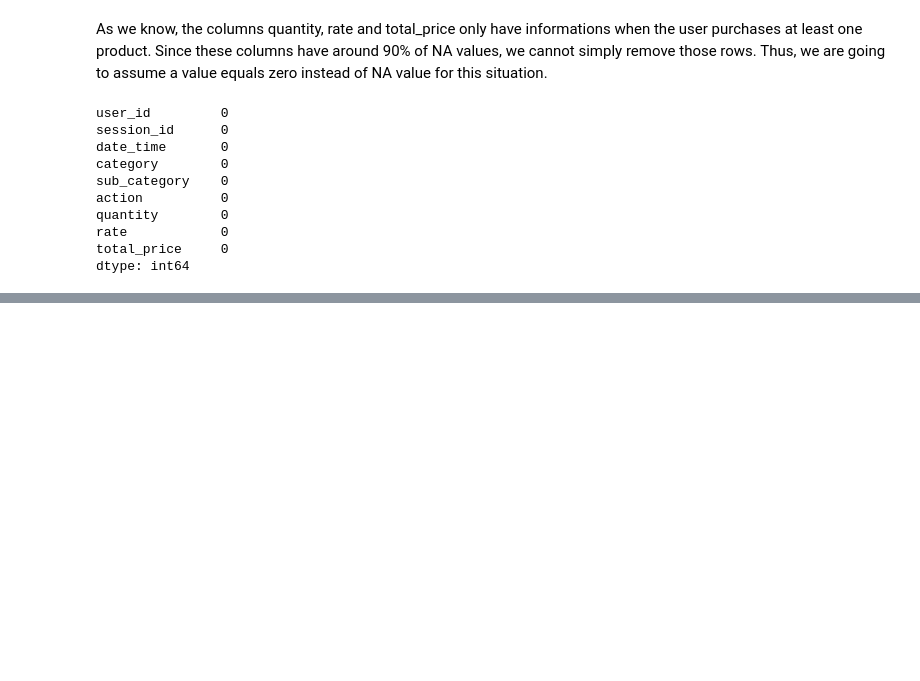
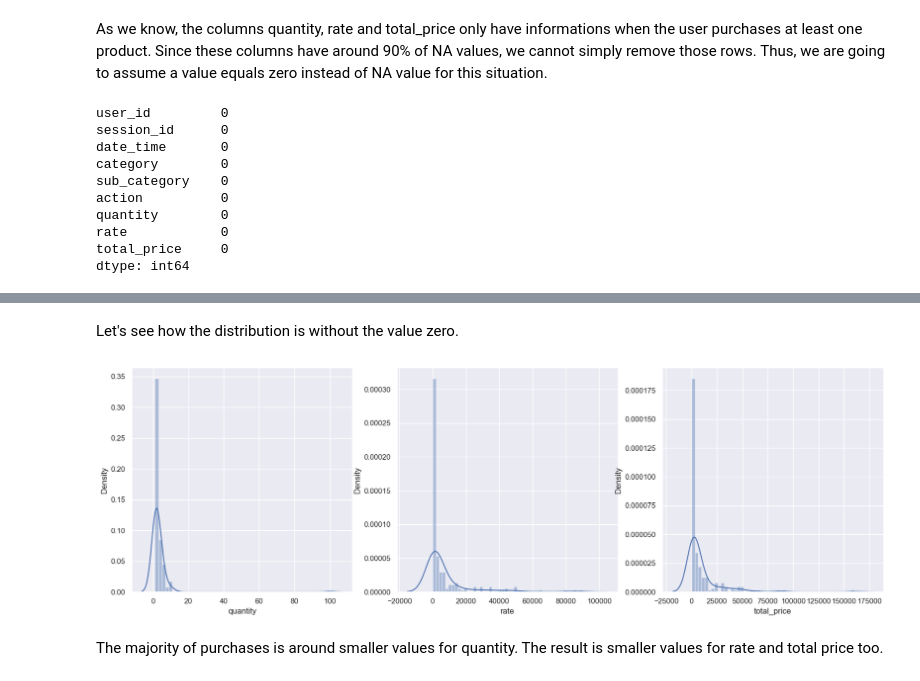
Before and after one commit to lucasquemelli/customer_propensity_purchase, a Jupyter notebook: customer_propensity_purchase.ipynb, the cells around one changed output, grey strips where cells are left out. Drawn from its saved outputs; the diff is of its cells as text; code cells hidden in the pictures; blank space fills up the shorter version.

```diff
--- a/customer_propensity_purchase.ipynb
+++ b/customer_propensity_purchase.ipynb
@@ -204,0 +257,24 @@ dtype: int64
+# %% [markdown]
+Let's see how the distribution is without the value zero.
+# %%
+aux = df1[df1["quantity"] != 0]
+
+plt.figure(figsize = (20,6))
+
+plt.subplot(131)
+sns.distplot(aux["quantity"])
+#plt.xlim(0,)
+
+plt.subplot(132)
+sns.distplot(aux["rate"])
+#plt.xlim(0,)
+
+plt.subplot(133)
+sns.distplot(aux["total_price"])
+#plt.xlim(0,)
+
+plt.subplots_adjust(wspace = 0.2)
+# %% [output]
+[figure, added]
+# %% [markdown]
+The majority of purchases is around smaller values for quantity. The result is smaller values for rate and total price too.
```
Also changed, not shown: parts of 8 cells of this notebook.
